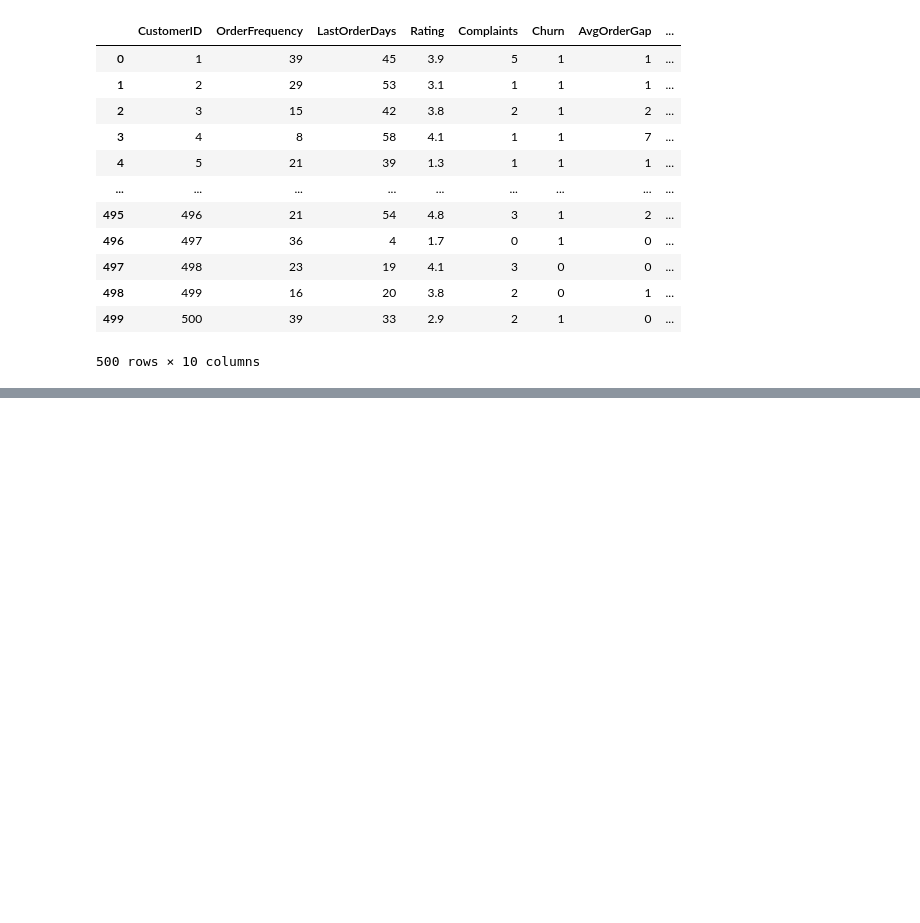
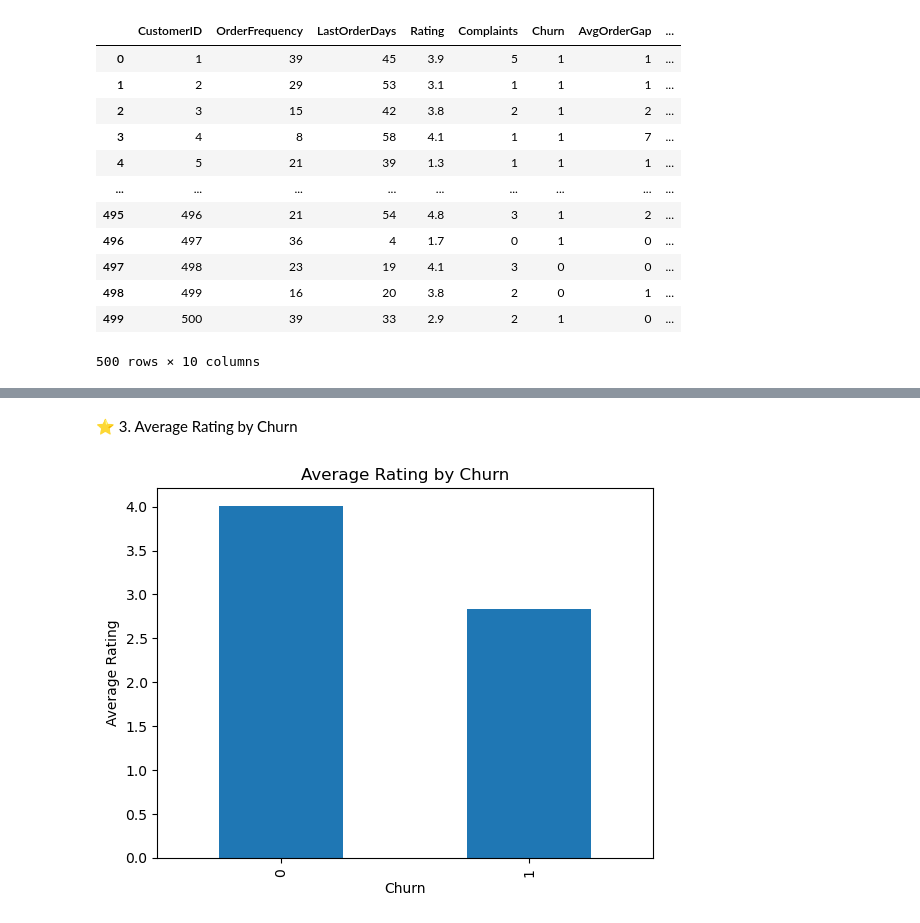
Before and after one commit to preeti-47/Data-analysis, a Jupyter notebook: temp/Zomota_retention.ipynb, the cells around one changed output, grey strips where cells are left out. Drawn from its saved outputs; the diff is of its cells as text; code cells hidden in the pictures; blank space fills up the shorter version.

```diff
--- a/temp/Zomota_retention.ipynb
+++ b/temp/Zomota_retention.ipynb
@@ -161,0 +184,11 @@ df
+# %% [markdown]
+⭐ 3. Average Rating by Churn
+# %%
+plt.figure()
+df.groupby("Churn")["Rating"].mean().plot(kind="bar")
+plt.title("Average Rating by Churn")
+plt.xlabel("Churn")
+plt.ylabel("Average Rating")
+plt.show()
+# %% [output]
+[figure, added]
```
Also changed, not shown: parts of 7 cells of this notebook.
